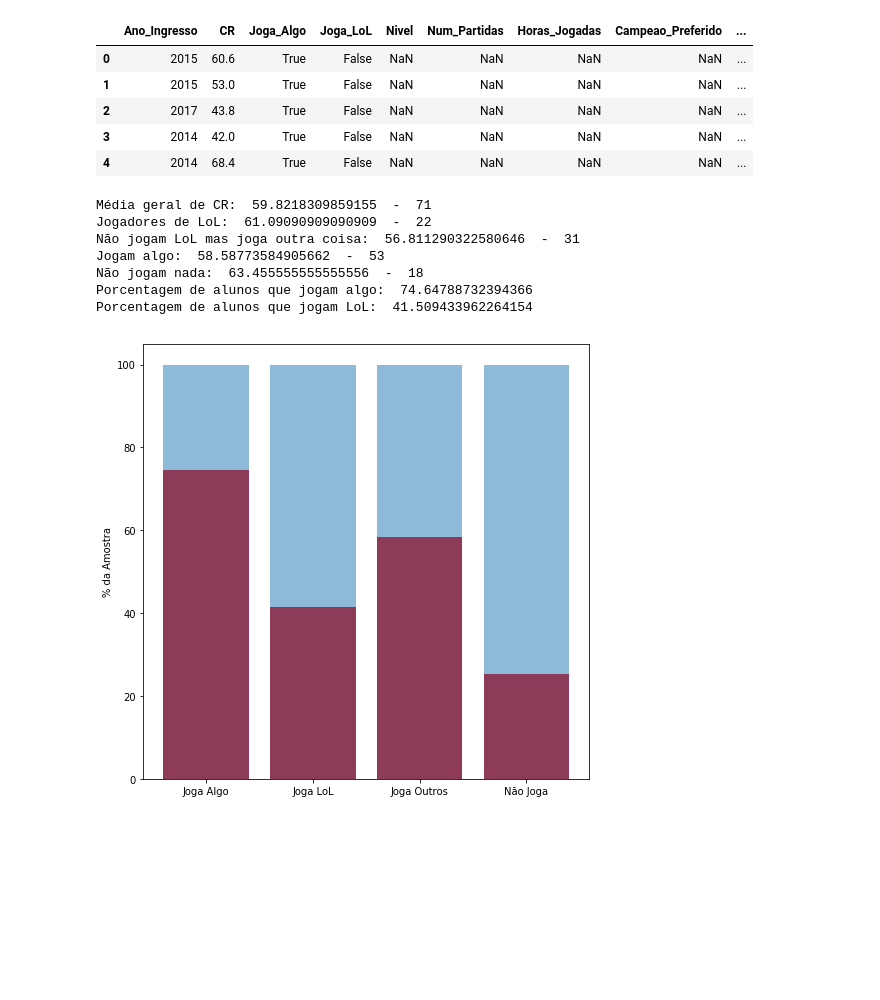
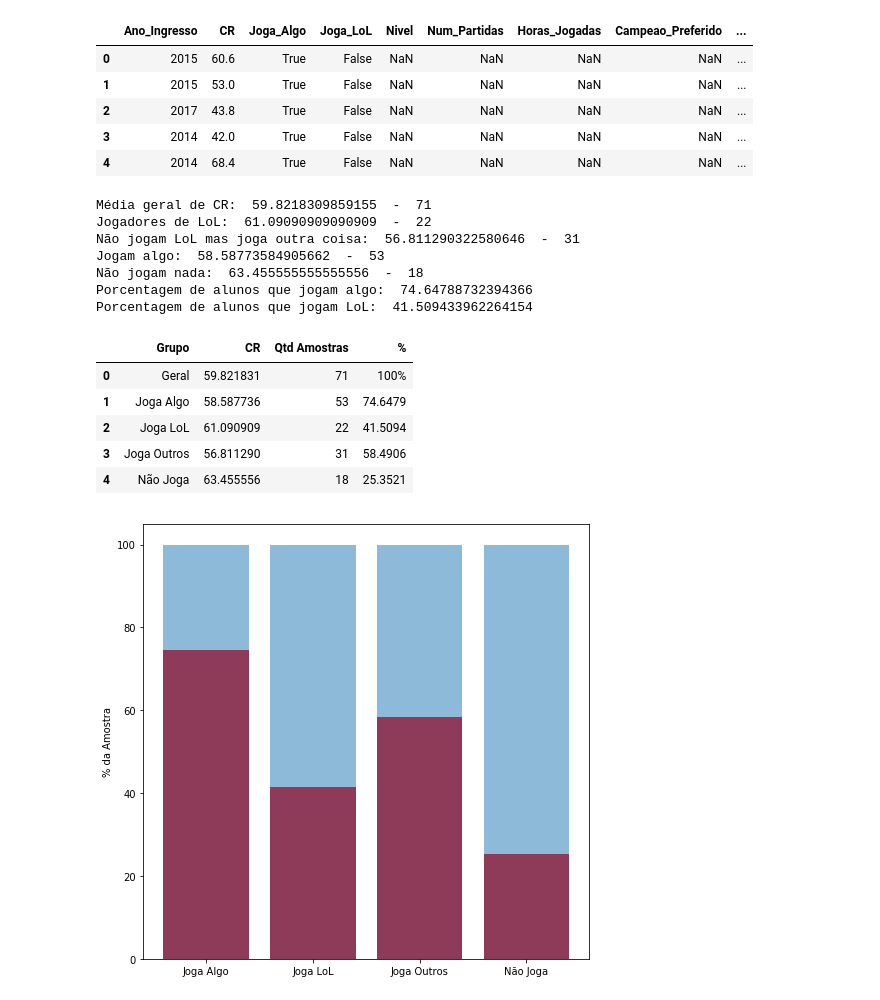
Before and after one commit to mgiovani/TopicosIC, a Jupyter notebook: Em Grupo/Trabalho Intermediário/ExplorandoDados/AnaliseDados.ipynb, the cells around one changed output. Cells and saved outputs as stored; diff of their text form; code cells hidden in the pictures; blank space fills up the shorter version.

```diff
--- a/Em Grupo/Trabalho Intermediário/ExplorandoDados/AnaliseDados.ipynb
+++ b/Em Grupo/Trabalho Intermediário/ExplorandoDados/AnaliseDados.ipynb
@@ -41,33 +41,45 @@ print('Média geral de CR: ', tabela['CR'].mean(), " - ",len(tabela))
 jogaLol = tabela[tabela['Joga_LoL']==True]
 #media dos CRs de quem joga LoL
 print("Jogadores de LoL: ", jogaLol['CR'].mean(), " - ",len(jogaLol))
 
 #pessoas que NÃO jogam LoL mas jogam outro jogos
 naoJogaLol2 = tabela[tabela['Joga_LoL']==False]
 naoJogaLol2 = naoJogaLol2[naoJogaLol2['Joga_Algo']==True]
 print("Não jogam LoL mas joga outra coisa: ", naoJogaLol2['CR'].mean(), " - ",len(naoJogaLol2))
 
 #pessoas que jogam
 joga = tabela[tabela['Joga_Algo']==True]
 #media dos CRs de quem joga
 print("Jogam algo: ", joga['CR'].mean(), " - ",len(joga))
 
 #pessoas que não jogam nada
 nJoga = tabela[tabela['Joga_Algo']==False]
 #media dos CRs de quem joga
 print("Não jogam nada: ", nJoga['CR'].mean(), " - ",len(nJoga))
 
 #porcentagem de jogadores
 print("Porcentagem de alunos que jogam algo: ", (len(joga)*100)/(len(joga)+len(nJoga)))
 print("Porcentagem de alunos que jogam LoL: ", (len(jogaLol)*100)/len(joga))
+d = {'Grupo' : ['Geral', 'Joga Algo', 'Joga LoL', 'Joga Outros', 'Não Joga'],
+     'CR' : [tabela['CR'].mean(), joga['CR'].mean(), jogaLol['CR'].mean(), naoJogaLol2['CR'].mean(), nJoga['CR'].mean()],
+     'Qtd Amostras' : [len(tabela), len(joga), len(jogaLol), len(naoJogaLol2), len(nJoga)],
+    '%' : ['100%', (len(joga)*100)/(len(joga)+len(nJoga)), (len(jogaLol)*100)/len(joga), (len(naoJogaLol2)*100)/len(joga), (len(nJoga)*100)/(len(joga)+len(nJoga))]}
+medias = pd.DataFrame(data=d)
+medias
 # %% [output]
 Média geral de CR:  59.8218309859155  -  71
 Jogadores de LoL:  61.09090909090909  -  22
 Não jogam LoL mas joga outra coisa:  56.811290322580646  -  31
 Jogam algo:  58.58773584905662  -  53
 Não jogam nada:  63.455555555555556  -  18
 Porcentagem de alunos que jogam algo:  74.64788732394366
 Porcentagem de alunos que jogam LoL:  41.509433962264154
+|  | Grupo | CR | Qtd Amostras | % |
+| 0 | Geral | 59.821831 | 71 | 100% |
+| 1 | Joga Algo | 58.587736 | 53 | 74.6479 |
+| 2 | Joga LoL | 61.090909 | 22 | 41.5094 |
+| 3 | Joga Outros | 56.811290 | 31 | 58.4906 |
+| 4 | Não Joga | 63.455556 | 18 | 25.3521 |
 # %%
 plt.figure(figsize=(8,8))
 #sns.barplot(y=jogaLol.Joga_LoL.count(), palette="Set1", data=jogaLol, linewidth=3)
```
